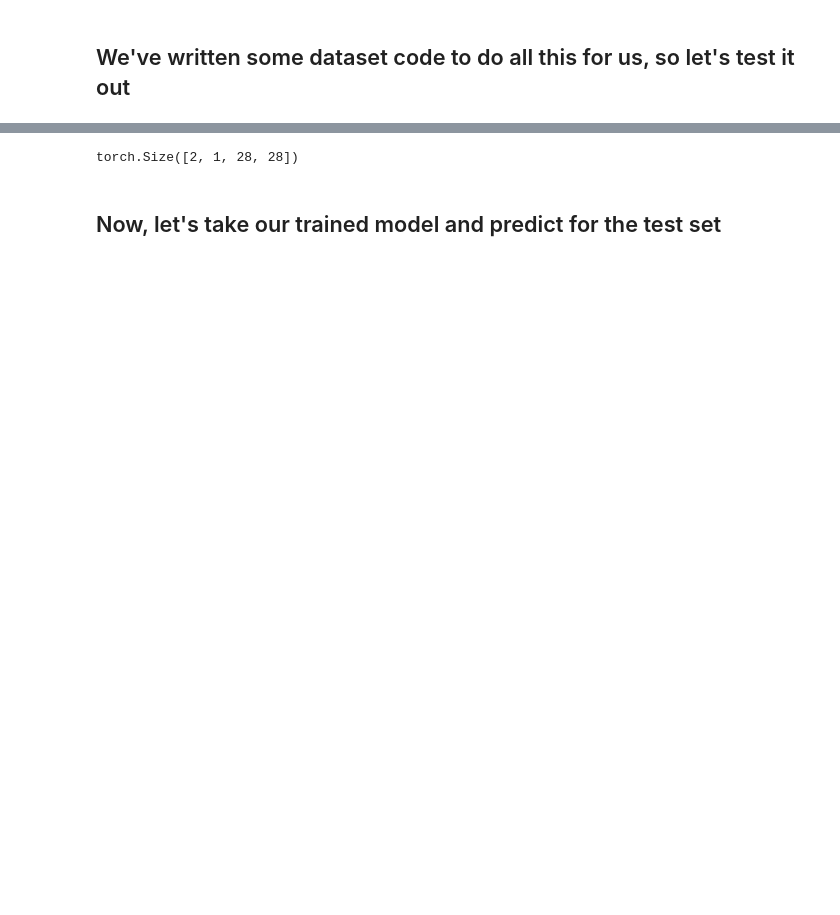
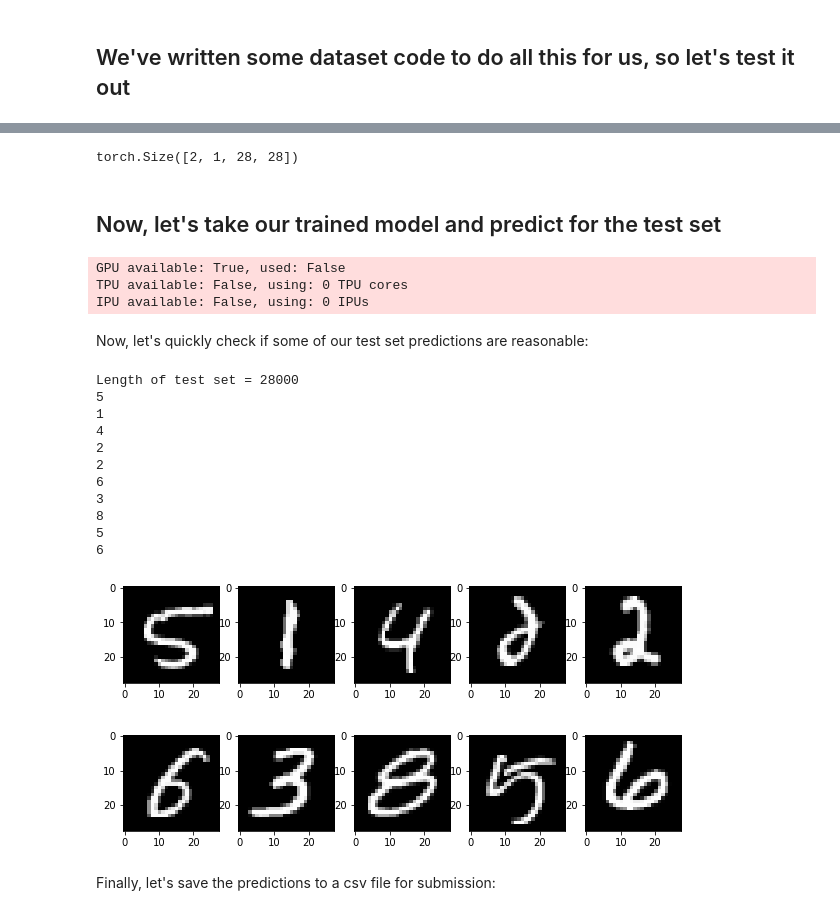
Before and after one commit to Charl-AI/MNIST-in-every-framework, a Jupyter notebook: src/experiments/mnist_classifier.ipynb, the cells around one changed output, grey strips where cells are left out. Drawn from its saved outputs; the diff is of its cells as text; code cells hidden in the pictures; blank space fills up the shorter version.

Commit message:
generate mnist predictions

```diff
--- a/src/experiments/mnist_classifier.ipynb
+++ b/src/experiments/mnist_classifier.ipynb
@@ -100,9 +100,61 @@ from datasets.kaggle_mnist import KaggleMNISTDataModule
 datamodule = KaggleMNISTDataModule(data_dir=path+"/data/kaggle_mnist",batch_size=2, num_workers=0, drop_last=False)
 datamodule.setup(stage="fit")
 batch = next(iter(datamodule.train_dataloader()))
+print(batch[0].shape)
+# %% [output]
+torch.Size([2, 1, 28, 28])
-# %%
-batch[0].shape
-# %% [output]
-torch.Size([2, 1, 28, 28])
 # %% [markdown]
 ## Now, let's take our trained model and predict for the test set
+# %%
+import pytorch_lightning as pl
+from models.mnist_classifier import MNISTClassifierModule
+
+model = MNISTClassifierModule.load_from_checkpoint(path+"/trained_models/mnist_classifier.ckpt")
+data = KaggleMNISTDataModule(data_dir=path+"/data/kaggle_mnist",batch_size=1, num_workers=0, drop_last=False)
+data.setup()
+loader = data.test_dataloader()
+
+trainer = pl.Trainer()
+preds = trainer.predict(model, loader)
+
+# convert from torch tensors to python ints
+for i in range(len(preds)):
+    preds[i] = preds[i].item()
+# %% [output]
+GPU available: True, used: False
+TPU available: False, using: 0 TPU cores
+IPU available: False, using: 0 IPUs
+# %% [markdown]
+Now, let's quickly check if some of our test set predictions are reasonable:
+# %%
+print(f"Length of test set = {len(preds)}")
+
+test_imgs = data.test
+
+import matplotlib.pyplot as plt
+import random
+
+nrows=2
+ncols=5
+fig, axs = plt.subplots(nrows=nrows, ncols=ncols,figsize=(10,5))
+
+for i in range(nrows):
+    for j in range(ncols):
+        k = random.randint(0,28000)
+        axs[i,j].imshow(test_imgs[k].squeeze().detach().numpy(),cmap="gray")
+        print(preds[k])
+# %% [output]
+Length of test set = 28000
+5
+1
+4
+2
+2
+6
+3
+8
+5
+6
+[figure, added]
+# %% [markdown]
+Finally, let's save the predictions to a csv file for submission:
```
Also changed, not shown: parts of 4 cells of this notebook.
